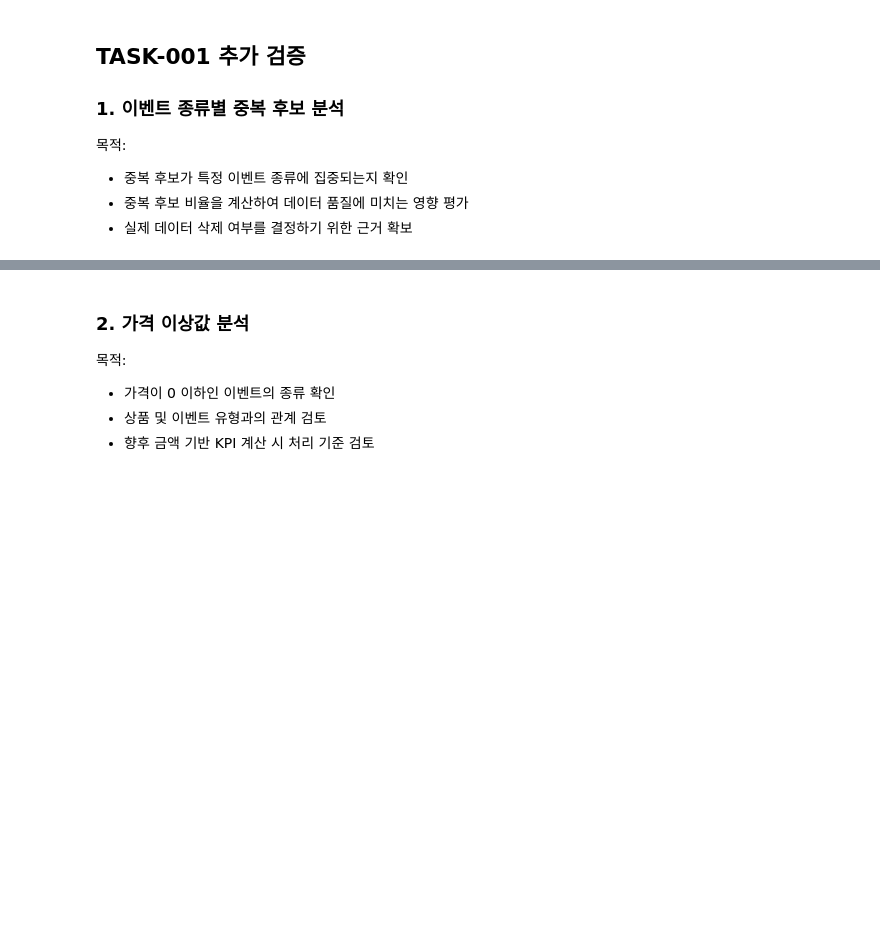
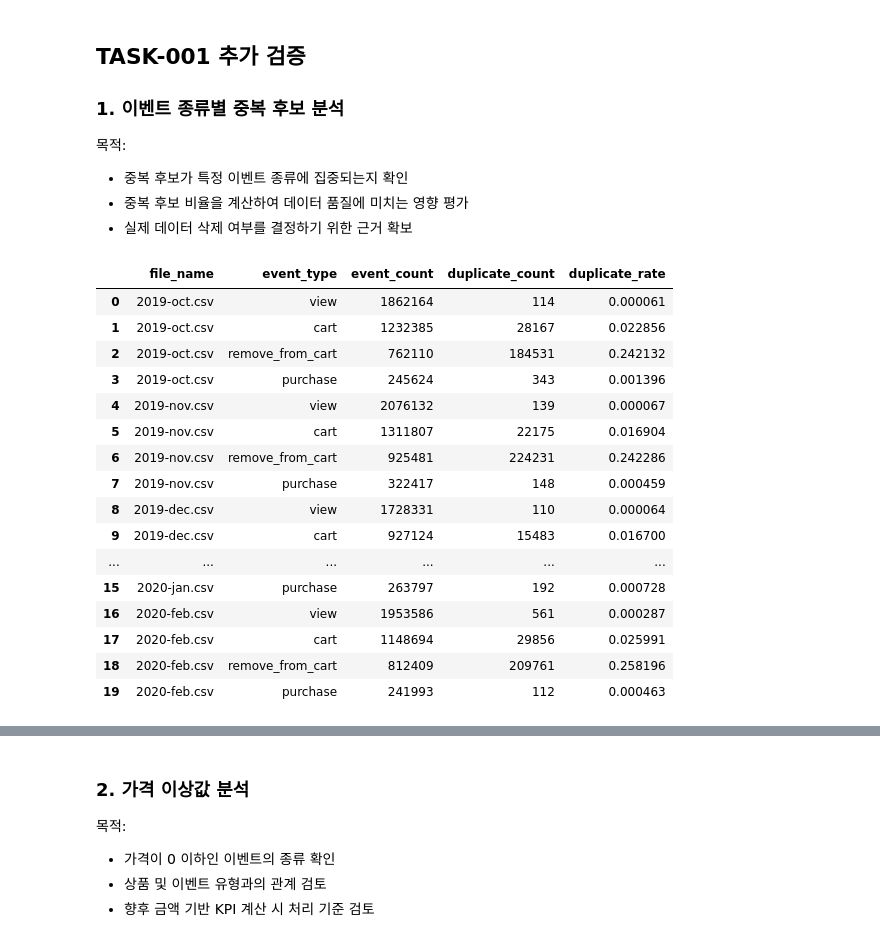
Before and after one commit to mingeon-t4r/04_beauty_commerce_analytics, a Jupyter notebook: notebooks/01_raw_data_exploration.ipynb, the cells around one changed output, grey strips where cells are left out. Drawn from its saved outputs; the diff is of its cells as text; code cells hidden in the pictures; blank space fills up the shorter version.

```diff
--- a/notebooks/01_raw_data_exploration.ipynb
+++ b/notebooks/01_raw_data_exploration.ipynb
@@ -233,31 +260,108 @@ for file_name in file_names:
     event_count = df[
         "event_type"
     ].value_counts()
 
     duplicate_count = df.loc[
         duplicate_mask,
         "event_type"
     ].value_counts()
 
     for event_type in event_count.index:
         total = event_count[event_type]
         duplicates = duplicate_count.get(
             event_type, 0
         )
 
         duplicate_rows.append({
             "file_name": file_name,
             "event_type": event_type,
             "event_count": total,
             "duplicate_count": duplicates,
             "duplicate_rate": duplicates / total
         })
 
     del df
 
 duplicate_detail_df = pd.DataFrame(
     duplicate_rows
 )
 
-print(duplicate_detail_df)
+display(
+    duplicate_detail_df
+)
+
+duplicate_summary = (
+    duplicate_detail_df
+    .groupby(
+        "event_type",
+        as_index=False
+    )[
+        [
+            "event_count",
+            "duplicate_count"
+        ]
+    ]
+    .sum()
+)
+
+duplicate_summary["duplicate_rate"] = (
+    duplicate_summary["duplicate_count"]
+    / duplicate_summary["event_count"]
+)
+
+display(
+    duplicate_summary.style.format({
+        "event_count": "{:,.0f}",
+        "duplicate_count": "{:,.0f}",
+        "duplicate_rate": "{:.2%}"
+    })
+)
+
+duplicate_validation = (
+    duplicate_detail_df
+    .groupby(
+        "file_name",
+        as_index=False
+    )["duplicate_count"]
+    .sum()
+)
+
+duplicate_validation = (
+    duplicate_validation
+    .merge(
+        monthly_df[
+            [
+                "file_name",
+                "duplicate_candidate_count"
+            ]
+        ],
+        on="file_name"
+    )
+)
+
+duplicate_validation["is_valid"] = (
+    duplicate_validation["duplicate_count"]
+    == duplicate_validation["duplicate_candidate_count"]
+)
+
+print(duplicate_validation)
+
+assert duplicate_validation["is_valid"].all()
 # %% [output]
+|  | file_name | event_type | event_count | duplicate_count | duplicate_rate |
+| 0 | 2019-oct.csv | view | 1862164 | 114 | 0.000061 |
+| 1 | 2019-oct.csv | cart | 1232385 | 28167 | 0.022856 |
+| 2 | 2019-oct.csv | remove_from_cart | 762110 | 184531 | 0.242132 |
+| 3 | 2019-oct.csv | purchase | 245624 | 343 | 0.001396 |
+| 4 | 2019-nov.csv | view | 2076132 | 139 | 0.000067 |
+| 5 | 2019-nov.csv | cart | 1311807 | 22175 | 0.016904 |
+| 6 | 2019-nov.csv | remove_from_cart | 925481 | 224231 | 0.242286 |
+| 7 | 2019-nov.csv | purchase | 322417 | 148 | 0.000459 |
+| 8 | 2019-dec.csv | view | 1728331 | 110 | 0.000064 |
+| 9 | 2019-dec.csv | cart | 927124 | 15483 | 0.016700 |
+| ... | ... | ... | ... | ... | ... |
+| 15 | 2020-jan.csv | purchase | 263797 | 192 | 0.000728 |
+| 16 | 2020-feb.csv | view | 1953586 | 561 | 0.000287 |
+| 17 | 2020-feb.csv | cart | 1148694 | 29856 | 0.025991 |
+| 18 | 2020-feb.csv | remove_from_cart | 812409 | 209761 | 0.258196 |
+| 19 | 2020-feb.csv | purchase | 241993 | 112 | 0.000463 |
```
Also changed, not shown: parts of 9 cells of this notebook, 1 other file.
